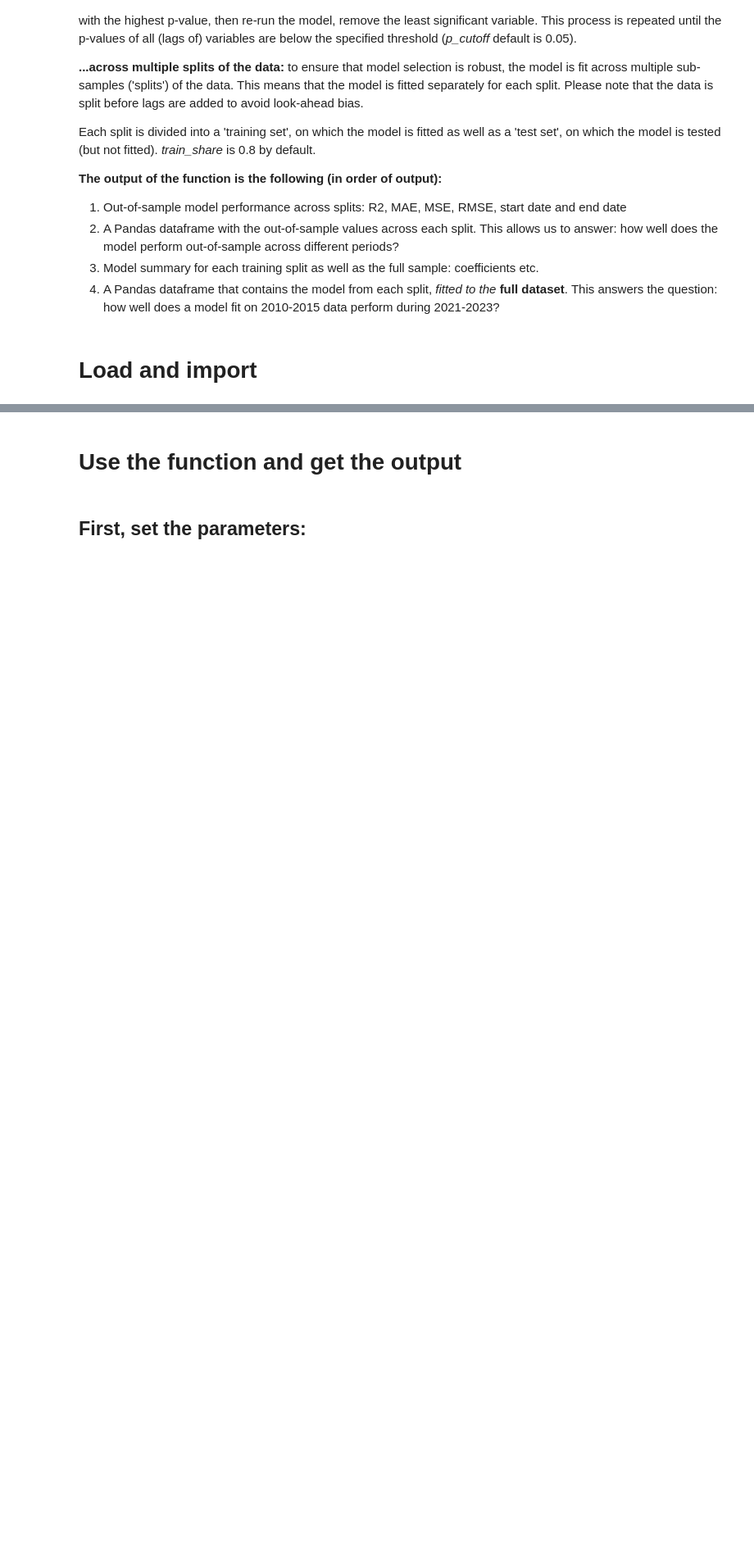
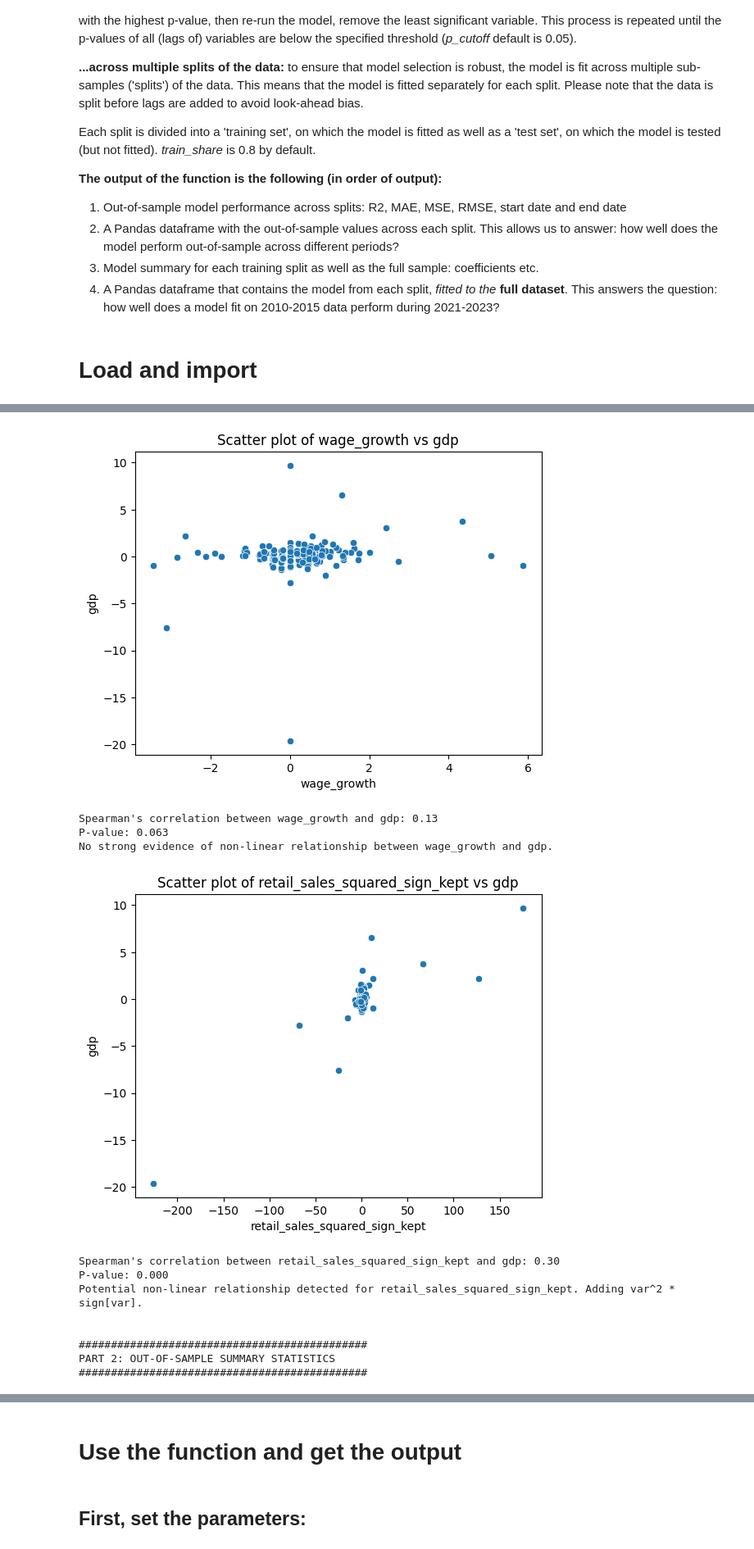
Before and after one commit to martinlyngerasmussen/auto_regressor, a Jupyter notebook: auto_regressor tutorial jan2024.ipynb, the cells around one changed output, grey strips where cells are left out. Shown at 82% size. Drawn from its saved outputs; the diff is of its cells as text; code cells hidden in the pictures; blank space fills up the shorter version.

```diff
--- a/auto_regressor tutorial jan2024.ipynb
+++ b/auto_regressor tutorial jan2024.ipynb
@@ -32,7 +32,8 @@ import matplotlib.pyplot as plt
 from stargazer.stargazer import Stargazer, LineLocation
 from IPython.display import display  # Make sure this import is at the top of your script
 
-from auto_regressor_jan2024 import one_stop_analysis, exploratory_analysis, load_df, remove_colinear_features
+from auto_regressor_jan2024 import one_stop_analysis, exploratory_analysis, load_df, remove_colinear_features, regression_OLS
+one_stop_analysis(file_location="uk_data.csv", splits = 3, lags = 2, train_share = 0.5);
 # %% [output]
 The autoreload extension is already loaded. To reload it, use:
   %reload_ext autoreload
@@ -38,0 +57,13 @@ The autoreload extension is already loaded. To reload it, use:
+[figure, added]
+Spearman's correlation between wage_growth and gdp: 0.13
+P-value: 0.063
+No strong evidence of non-linear relationship between wage_growth and gdp.
+[figure, added]
+Spearman's correlation between retail_sales_squared_sign_kept and gdp: 0.30
+P-value: 0.000
+Potential non-linear relationship detected for retail_sales_squared_sign_kept. Adding var^2 * sign[var].
+
+
+#############################################
+PART 2: OUT-OF-SAMPLE SUMMARY STATISTICS
+#############################################
```
Also changed, not shown: parts of 3 cells of this notebook, 1 other file.
